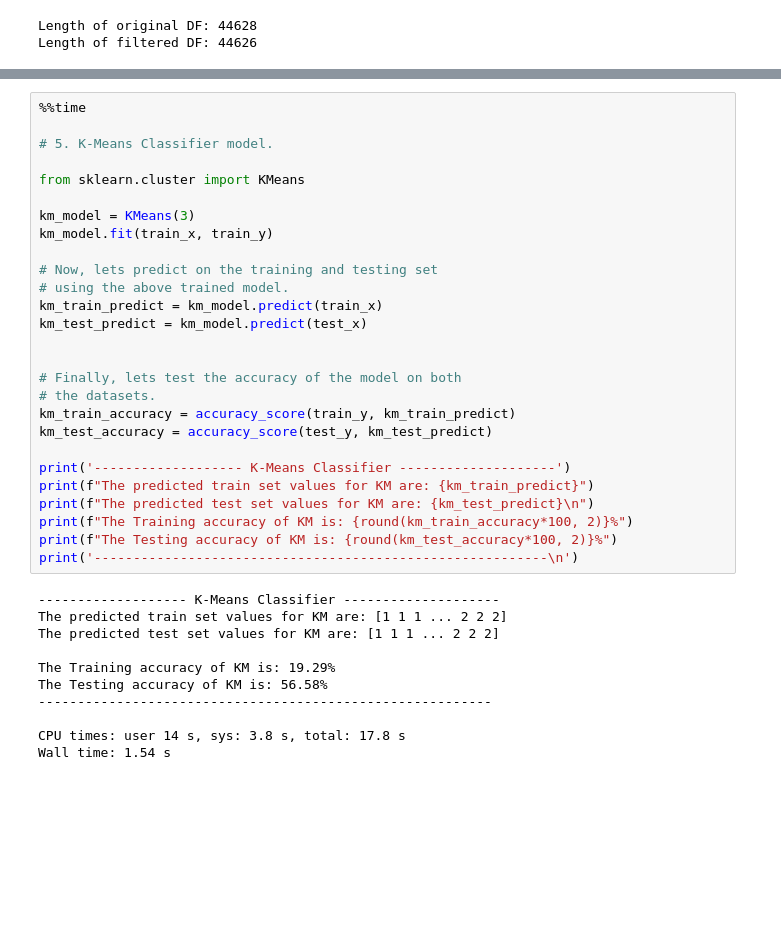
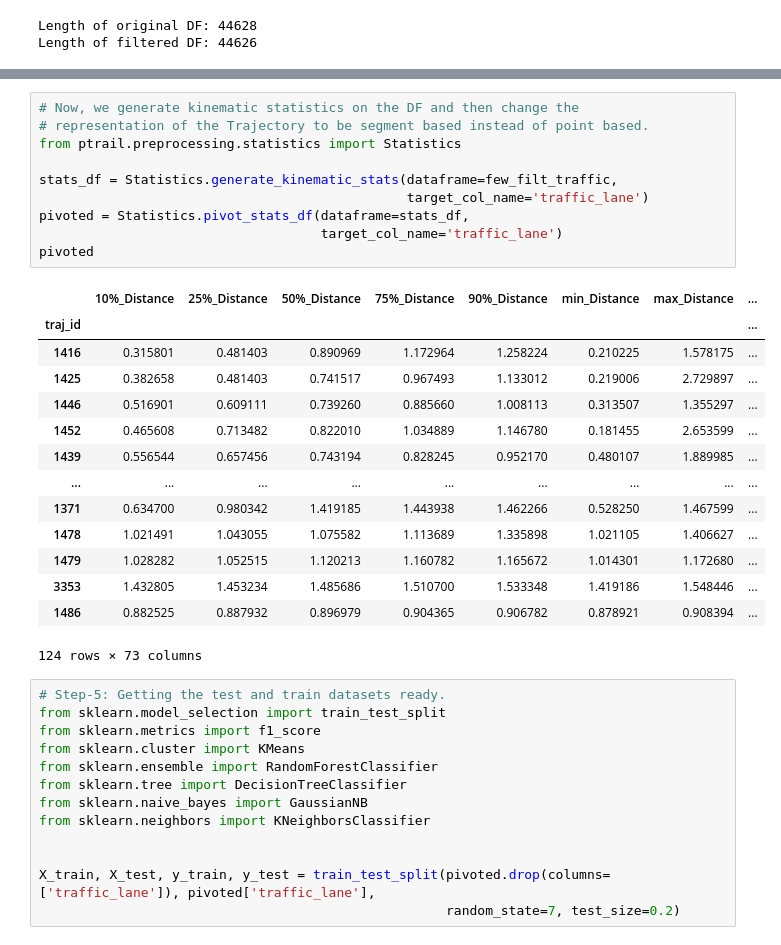
Before and after one commit to YakshHaranwala/PTRAIL, a Jupyter notebook: examples/Jupyter Notebooks/9.3 Car Lane Prediction.ipynb, the cells around one changed output, grey strips where cells are left out. Saved outputs shown, nothing was run; the diff lists cells and outputs as text; blank space fills up the shorter version.

```diff
--- a/examples/Jupyter Notebooks/9.3 Car Lane Prediction.ipynb
+++ b/examples/Jupyter Notebooks/9.3 Car Lane Prediction.ipynb
@@ -322,38 +89,38 @@ Wall time: 3.78 s
-# %%
-%%time
-
-# 5. K-Means Classifier model.
-
-from sklearn.cluster import KMeans
-
-km_model = KMeans(3)
-km_model.fit(train_x, train_y)
-
-# Now, lets predict on the training and testing set
-# using the above trained model.
-km_train_predict = km_model.predict(train_x)
-km_test_predict = km_model.predict(test_x)
-
-
-# Finally, lets test the accuracy of the model on both
-# the datasets.
-km_train_accuracy = accuracy_score(train_y, km_train_predict)
-km_test_accuracy = accuracy_score(test_y, km_test_predict)
-
-print('------------------- K-Means Classifier --------------------')
-print(f"The predicted train set values for KM are: {km_train_predict}")
-print(f"The predicted test set values for KM are: {km_test_predict}\n")
-print(f"The Training accuracy of KM is: {round(km_train_accuracy*100, 2)}%")
-print(f"The Testing accuracy of KM is: {round(km_test_accuracy*100, 2)}%")
-print('----------------------------------------------------------\n')
-# %% [output]
-------------------- K-Means Classifier --------------------
-The predicted train set values for KM are: [1 1 1 ... 2 2 2]
-The predicted test set values for KM are: [1 1 1 ... 2 2 2]
-
-The Training accuracy of KM is: 19.29%
-The Testing accuracy of KM is: 56.58%
-----------------------------------------------------------
-
-CPU times: user 14 s, sys: 3.8 s, total: 17.8 s
-Wall time: 1.54 s
+# %%
+# Now, we generate kinematic statistics on the DF and then change the
+# representation of the Trajectory to be segment based instead of point based.
+from ptrail.preprocessing.statistics import Statistics
+
+stats_df = Statistics.generate_kinematic_stats(dataframe=few_filt_traffic,
+                                               target_col_name='traffic_lane')
+pivoted = Statistics.pivot_stats_df(dataframe=stats_df,
+                                    target_col_name='traffic_lane')
+pivoted
+# %% [output]
+|  | 10%_Distance | 25%_Distance | 50%_Distance | 75%_Distance | 90%_Distance | min_Distance | max_Distance | ... |
+| traj_id |  |  |  |  |  |  |  | ... |
+| 1416 | 0.315801 | 0.481403 | 0.890969 | 1.172964 | 1.258224 | 0.210225 | 1.578175 | ... |
+| 1425 | 0.382658 | 0.481403 | 0.741517 | 0.967493 | 1.133012 | 0.219006 | 2.729897 | ... |
+| 1446 | 0.516901 | 0.609111 | 0.739260 | 0.885660 | 1.008113 | 0.313507 | 1.355297 | ... |
+| 1452 | 0.465608 | 0.713482 | 0.822010 | 1.034889 | 1.146780 | 0.181455 | 2.653599 | ... |
+| 1439 | 0.556544 | 0.657456 | 0.743194 | 0.828245 | 0.952170 | 0.480107 | 1.889985 | ... |
+| ... | ... | ... | ... | ... | ... | ... | ... | ... |
+| 1371 | 0.634700 | 0.980342 | 1.419185 | 1.443938 | 1.462266 | 0.528250 | 1.467599 | ... |
+| 1478 | 1.021491 | 1.043055 | 1.075582 | 1.113689 | 1.335898 | 1.021105 | 1.406627 | ... |
+| 1479 | 1.028282 | 1.052515 | 1.120213 | 1.160782 | 1.165672 | 1.014301 | 1.172680 | ... |
+| 3353 | 1.432805 | 1.453234 | 1.485686 | 1.510700 | 1.533348 | 1.419186 | 1.548446 | ... |
+| 1486 | 0.882525 | 0.887932 | 0.896979 | 0.904365 | 0.906782 | 0.878921 | 0.908394 | ... |
+124 rows × 73 columns
+# %%
+# Step-5: Getting the test and train datasets ready.
+from sklearn.model_selection import train_test_split
+from sklearn.metrics import f1_score
+from sklearn.cluster import KMeans
+from sklearn.ensemble import RandomForestClassifier
+from sklearn.tree import DecisionTreeClassifier
+from sklearn.naive_bayes import GaussianNB
+from sklearn.neighbors import KNeighborsClassifier
+
+
+X_train, X_test, y_train, y_test = train_test_split(pivoted.drop(columns=['traffic_lane']), pivoted['traffic_lane'],
+                                                    random_state=7, test_size=0.2)
```
Also changed, not shown: parts of 11 cells of this notebook, 16 other files.
